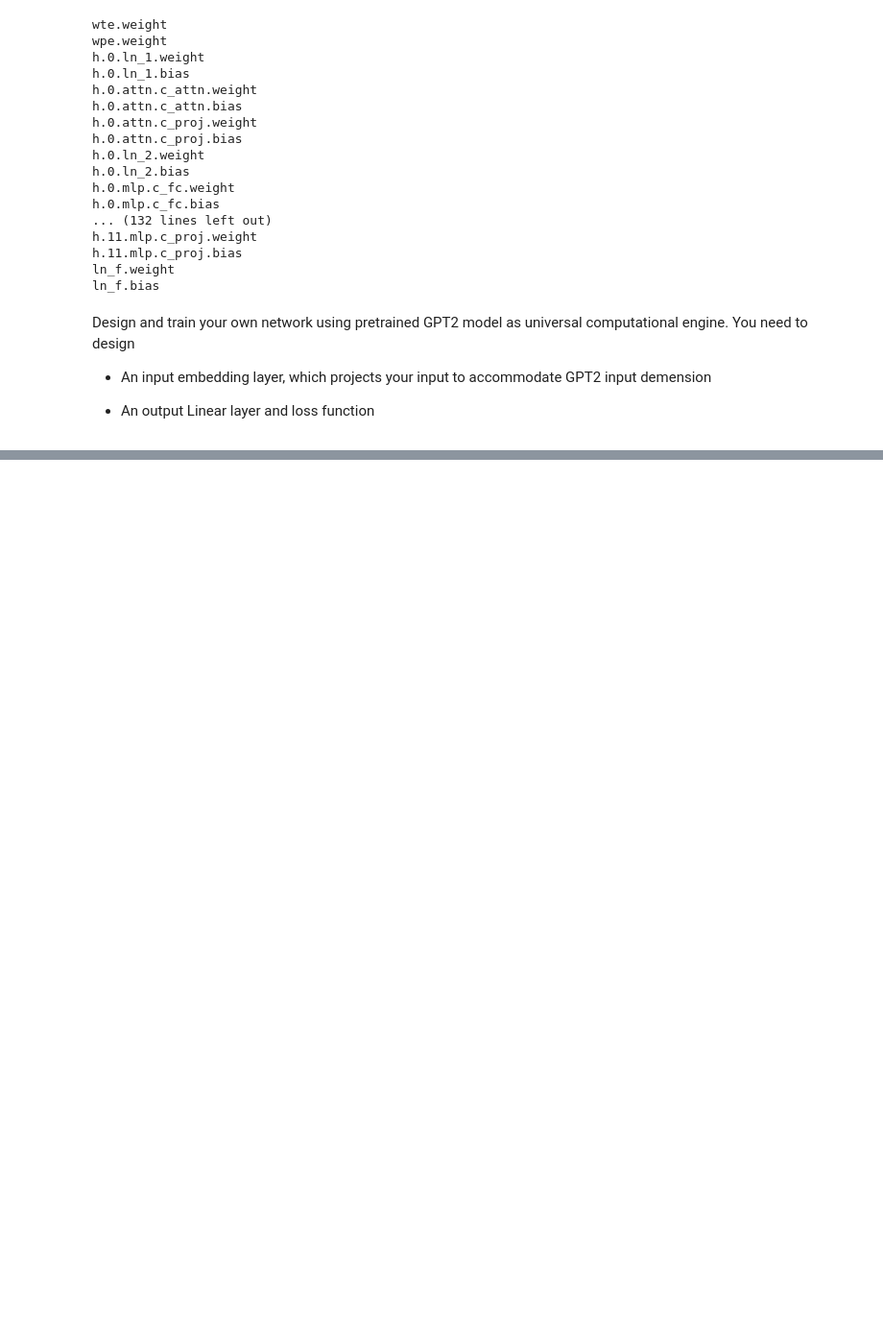
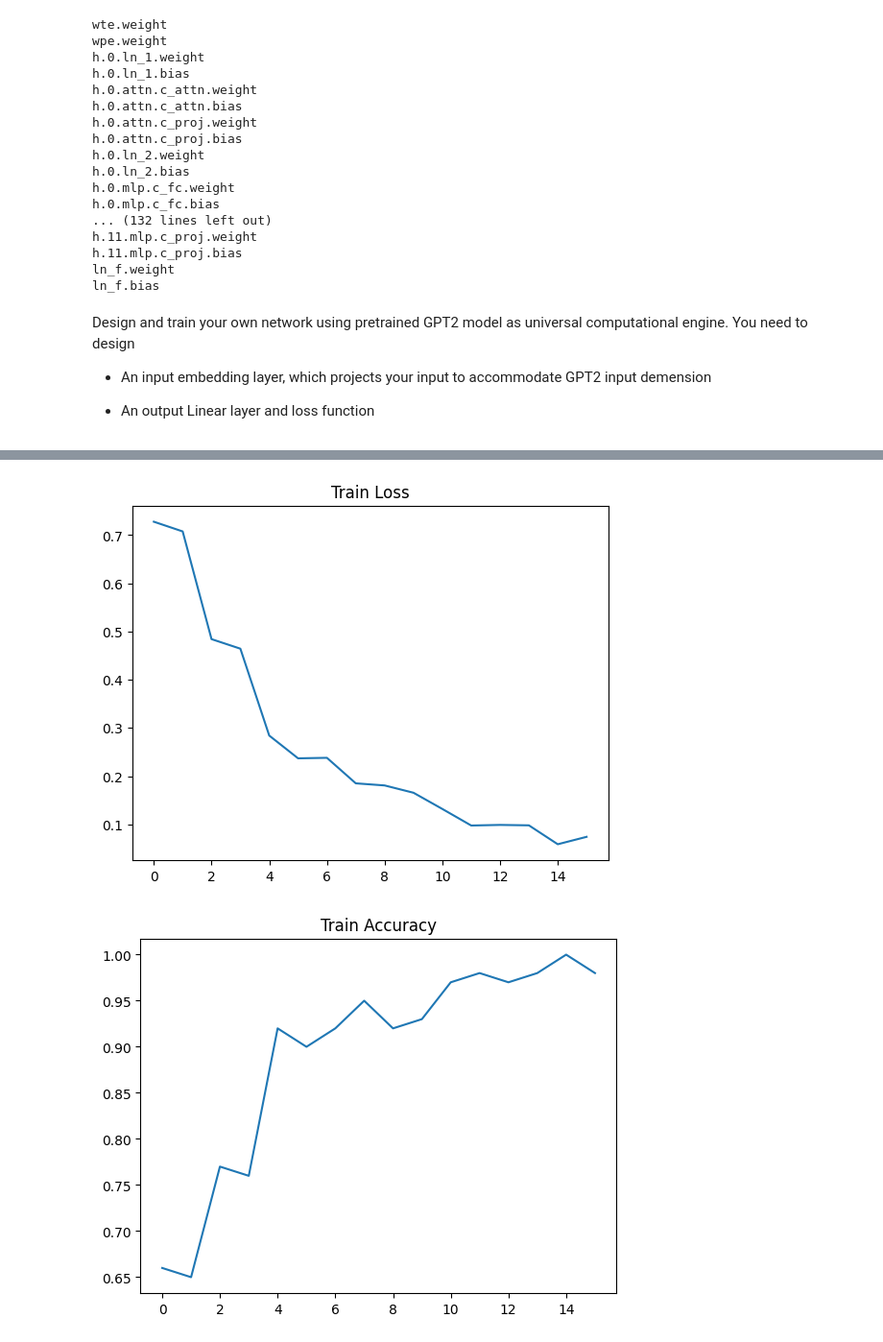
Before and after one commit to ChangyiYang/GPT2asGeneralComputationalMachine, a Jupyter notebook: GPTMath.ipynb, the cells around one changed output, grey strips where cells are left out. Shown at 96% size. Cells and saved outputs as stored; diff of their text form; code cells hidden in the pictures; blank space fills up the shorter version.

```diff
--- a/GPTMath.ipynb
+++ b/GPTMath.ipynb
@@ -159,7 +140,7 @@ train_loader, test_loader = generate_data_loaders(n=5, batch_size=1,data_size =
 # create an instance of the model
 model = Bit_wise_transformer(
       gpt2,
-      bitLength = Bit_length,
+      bitLength = 5,
       input_dim = 2,
       engine_embed_dim = 768
 ).to(device)
@@ -192,7 +173,7 @@ for epoch in epoch_iterator:
         data_iterator.set_postfix(loss=loss.item())
 
         running_loss += loss.item()
-        if (i + 1) % 10 == 0:
+        if (i + 1) % 100 == 0:
               #print(f'Epoch [{epoch + 1}/{num_epochs}], Data [{i + 1}/{len(train_loader)}], Loss: {running_loss / 100:.4f}')
             running_loss = 0.0
             losses.append(loss.item())
@@ -301,7 +262,7 @@ class BitMemoryDataset(Dataset):
         return torch.tensor(x, dtype=torch.float32), torch.tensor(y, dtype=torch.long)
 # %%
 class BitMemoryDataset(torch.utils.data.Dataset):
-  def __init__(self,bit_length =100, num_patterns=5, size = 100):
+  def __init__(self,bit_length =1000, num_patterns=5, size = 100):
     self.bit_length = bit_length
     self.num_patterns = num_patterns
     self.size = size
@@ -440,19 +401,55 @@ def get_loss(x,y,return_acc = True):
             )
   return loss, accs
 
-train_loader, test_loader = generate_data_loaders(size = 1000, batch_size=1, train_size=0.8)
+train_loader, test_loader = generate_data_loaders(size = 100, batch_size=1, train_size=0.8)
+# define the optimizer and loss
+optimizer = torch.optim.Adam(model.parameters(), lr=0.001)
 
-num_epochs = 3
-for epoch in range(num_epochs):
+losses = []
+train_acc = []
+all_val_acc = []
+best_val_acc = 0
+num_epochs = 2
+
+epoch_iterator = trange(num_epochs)
+for epoch in epoch_iterator:
     # Training loop
-    running_loss = 0.0
-    for i, (inputs, labels) in enumerate(train_loader):
+    data_iterator = tqdm(train_loader)
+    for i, (inputs, labels) in enumerate(data_iterator):
       loss, acc = get_loss(inputs, labels, return_acc=True)
       loss.backward()
       running_loss += loss.detach().cpu().item()
       optimizer.step()
       optimizer.zero_grad()
-      if (i + 1) % 100 == 0:
-            print(f'Epoch [{epoch + 1}/{num_epochs}], Batch [{i + 1}/{len(train_loader)}], Loss: {running_loss / 100:.4f}')
-            running_loss = 0.0
+
+      data_iterator.set_postfix(loss=loss.item())
+
+      if (i + 1) % 10 == 0:
+            losses.append(loss.item())
+            train_acc.append(acc.item())
+
+    # validation loop
+    val_acc = []
+    model.eval()
+    with torch.no_grad():
+      for inputs, labels in test_loader:
+        loss, acc = get_loss(inputs, labels, return_acc=True)
+        val_acc.append(acc.item())
+    model.train()
+
+    all_val_acc.append(np.mean(val_acc))
+    # Save best model
+    if np.mean(val_acc) > best_val_acc:
+        best_val_acc = np.mean(val_acc)
+
+    epoch_iterator.set_postfix(val_acc=np.mean(val_acc), best_val_acc=best_val_acc)
+
+plt.plot(losses)
+plt.title('Train Loss')
+plt.figure()
+plt.plot(train_acc)
+plt.title('Train Accuracy')
+plt.figure()
+plt.plot(all_val_acc)
+plt.title('Val Accuracy')
 # %% [output]
@@ -475,0 +457,2 @@ Epoch [3/3], Batch [800/800], Loss: 1.8332
+[figure, added]
+[figure, added]
```
Also changed, not shown: parts of 8 cells of this notebook, 2 other files.
